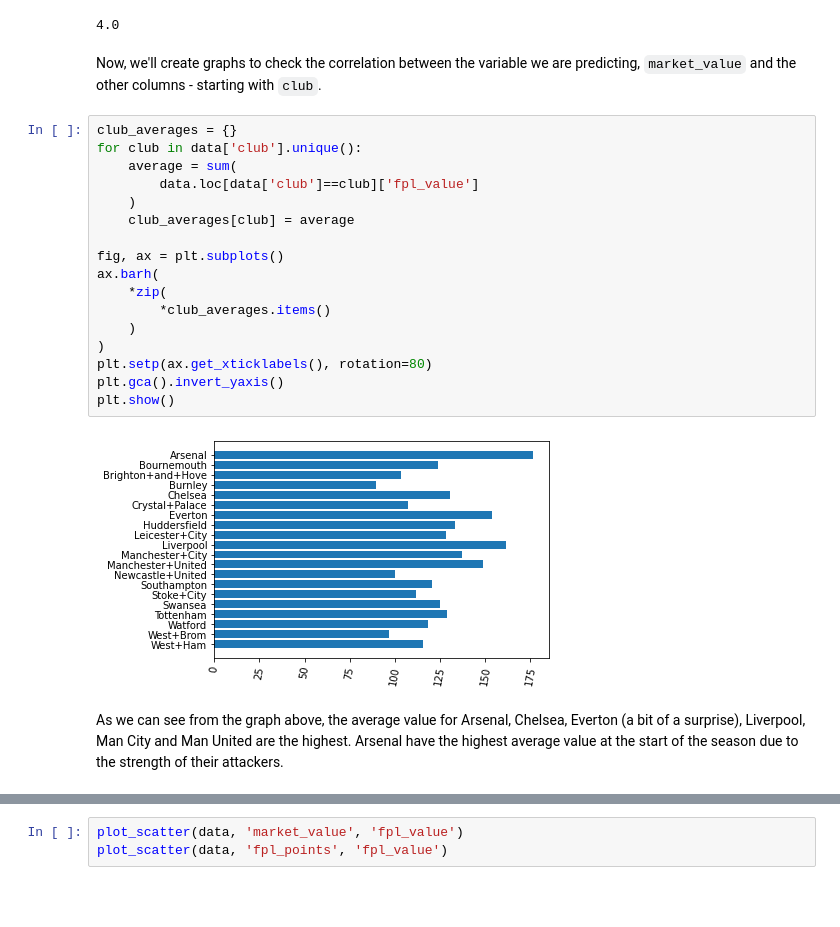
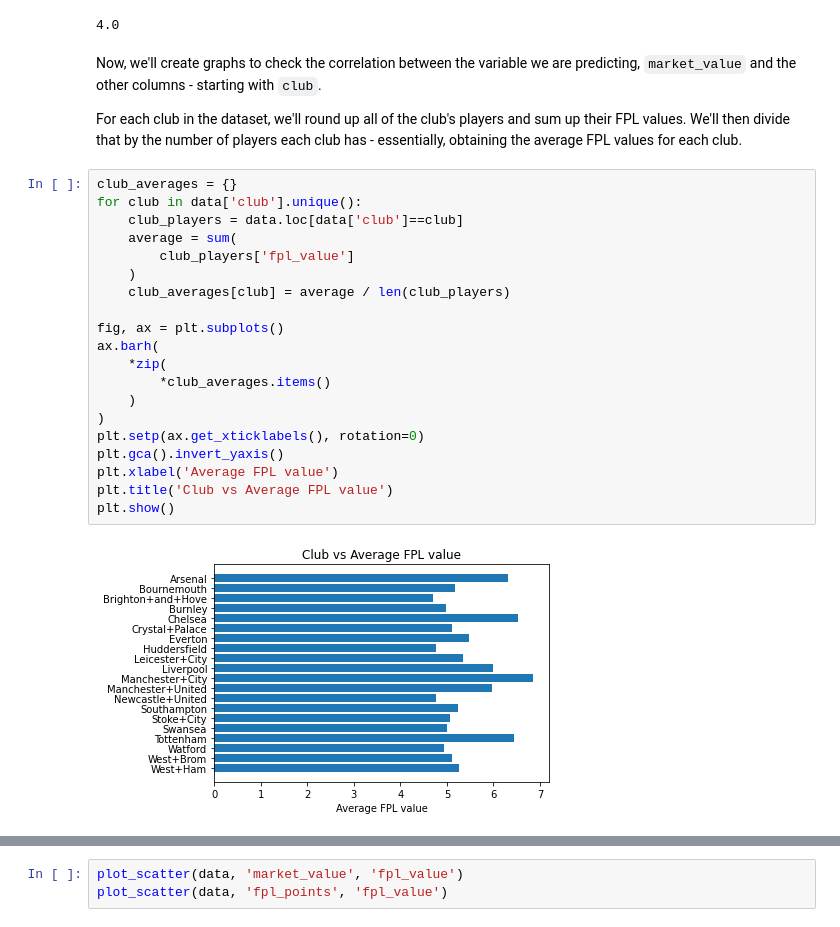
Before and after one commit to AmritShetra/football_stats, a Jupyter notebook: Notebook.ipynb, the cells around one changed output, grey strips where cells are left out. Drawn from its saved outputs; the diff is of its cells as text; blank space fills up the shorter version.

Commit message:
Revamped & finished existing graphs.

```diff
--- a/Notebook.ipynb
+++ b/Notebook.ipynb
@@ -63,24 +95,27 @@ data.iloc[188]['region']
 4.0
 # %% [markdown]
 Now, we'll create graphs to check the correlation between the variable we are predicting, `market_value` and the other columns - starting with `club`.
+
+For each club in the dataset, we'll round up all of the club's players and sum up their FPL values. We'll then divide that by the number of players each club has - essentially, obtaining the average FPL values for each club.
 # %%
 club_averages = {}
 for club in data['club'].unique():
+    club_players = data.loc[data['club']==club]
     average = sum(
-        data.loc[data['club']==club]['fpl_value']
+        club_players['fpl_value']
     )
-    club_averages[club] = average
+    club_averages[club] = average / len(club_players)
 
 fig, ax = plt.subplots()
 ax.barh(
     *zip(
         *club_averages.items()
     )
 )
-plt.setp(ax.get_xticklabels(), rotation=80)
+plt.setp(ax.get_xticklabels(), rotation=0)
 plt.gca().invert_yaxis()
+plt.xlabel('Average FPL value')
+plt.title('Club vs Average FPL value')
 plt.show()
 # %% [output]
-[figure, old version]
+[figure, new version]
-# %% [markdown]
-As we can see from the graph above, the average value for Arsenal, Chelsea, Everton (a bit of a surprise), Liverpool, Man City and Man United are the highest. Arsenal have the highest average value at the start of the season due to the strength of their attackers.
```
Also changed, not shown: parts of 15 cells of this notebook, 1 other file.
